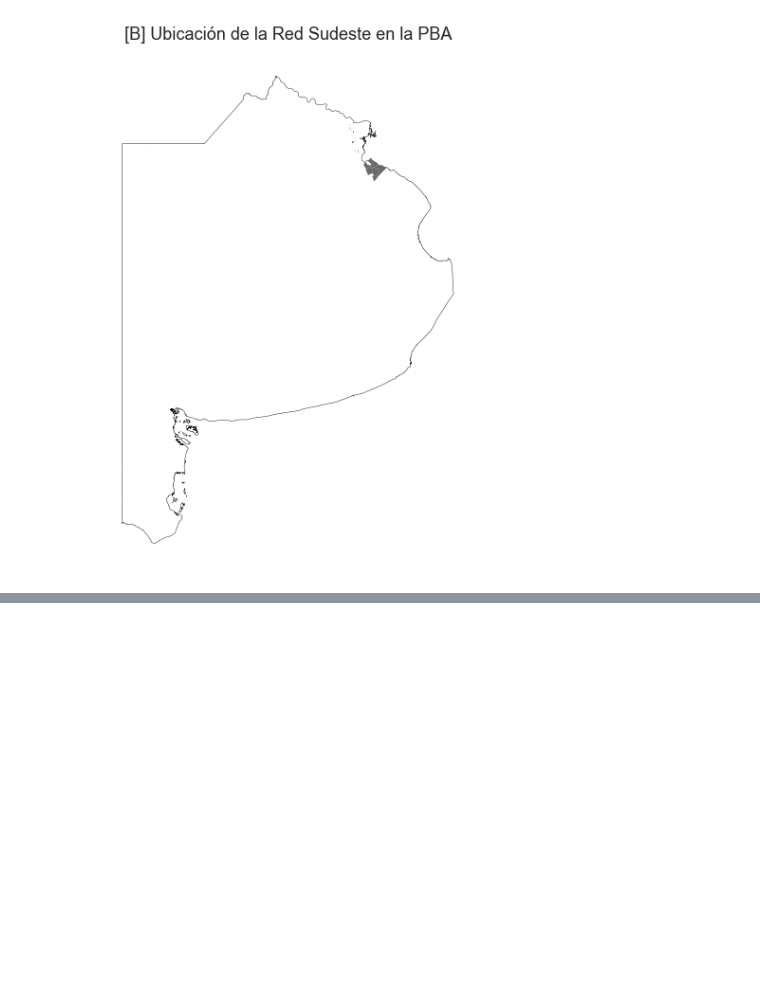
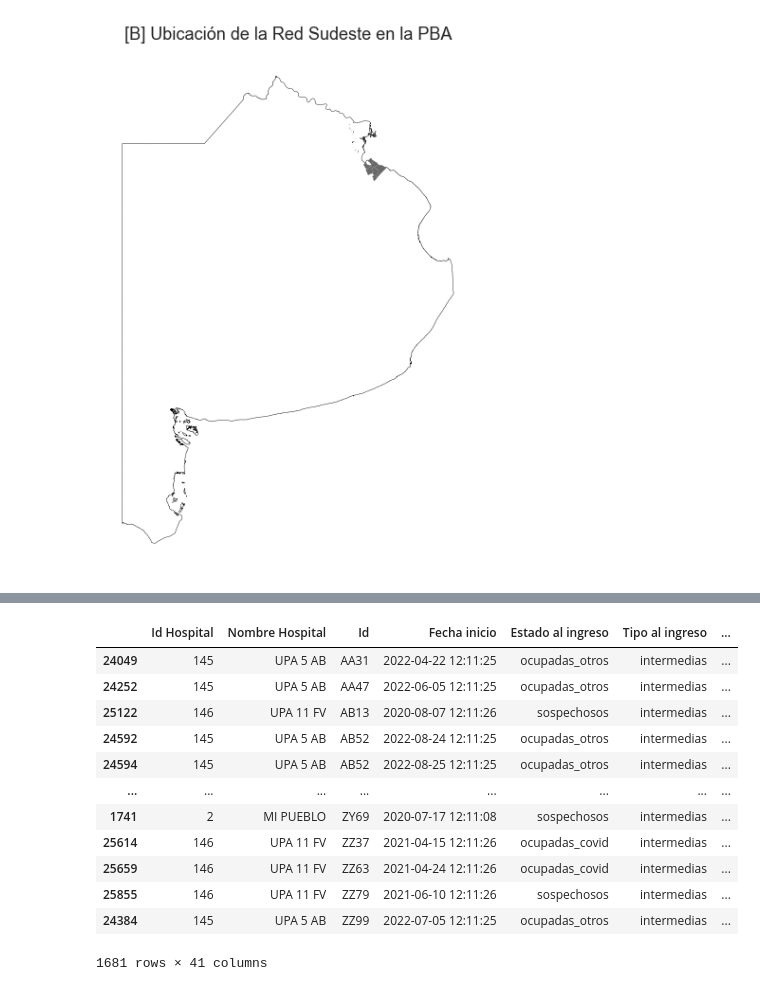
Before and after one commit to micagonzdark/RedesHospitales, a Jupyter notebook: notebooks/06_JAIIO_mapas.ipynb, the cells around one changed output, grey strips where cells are left out. Drawn from its saved outputs; the diff is of its cells as text; code cells hidden in the pictures; blank space fills up the shorter version.

```diff
--- a/notebooks/06_JAIIO_mapas.ipynb
+++ b/notebooks/06_JAIIO_mapas.ipynb
@@ -344,0 +348,16 @@ Generando mapa...
+# %%
+traslados
+# %% [output]
+|  | Id Hospital | Nombre Hospital | Id | Fecha inicio | Estado al ingreso | Tipo al ingreso | ... |
+| 24049 | 145 | UPA 5 AB | AA31 | 2022-04-22 12:11:25 | ocupadas_otros | intermedias | ... |
+| 24252 | 145 | UPA 5 AB | AA47 | 2022-06-05 12:11:25 | ocupadas_otros | intermedias | ... |
+| 25122 | 146 | UPA 11 FV | AB13 | 2020-08-07 12:11:26 | sospechosos | intermedias | ... |
+| 24592 | 145 | UPA 5 AB | AB52 | 2022-08-24 12:11:25 | ocupadas_otros | intermedias | ... |
+| 24594 | 145 | UPA 5 AB | AB52 | 2022-08-25 12:11:25 | ocupadas_otros | intermedias | ... |
+| ... | ... | ... | ... | ... | ... | ... | ... |
+| 1741 | 2 | MI PUEBLO | ZY69 | 2020-07-17 12:11:08 | sospechosos | intermedias | ... |
+| 25614 | 146 | UPA 11 FV | ZZ37 | 2021-04-15 12:11:26 | ocupadas_covid | intermedias | ... |
+| 25659 | 146 | UPA 11 FV | ZZ63 | 2021-04-24 12:11:26 | ocupadas_covid | intermedias | ... |
+| 25855 | 146 | UPA 11 FV | ZZ79 | 2021-06-10 12:11:26 | sospechosos | intermedias | ... |
+| 24384 | 145 | UPA 5 AB | ZZ99 | 2022-07-05 12:11:25 | ocupadas_otros | intermedias | ... |
+1681 rows × 41 columns
```
Also changed, not shown: parts of 3 cells of this notebook, 2 other files.
